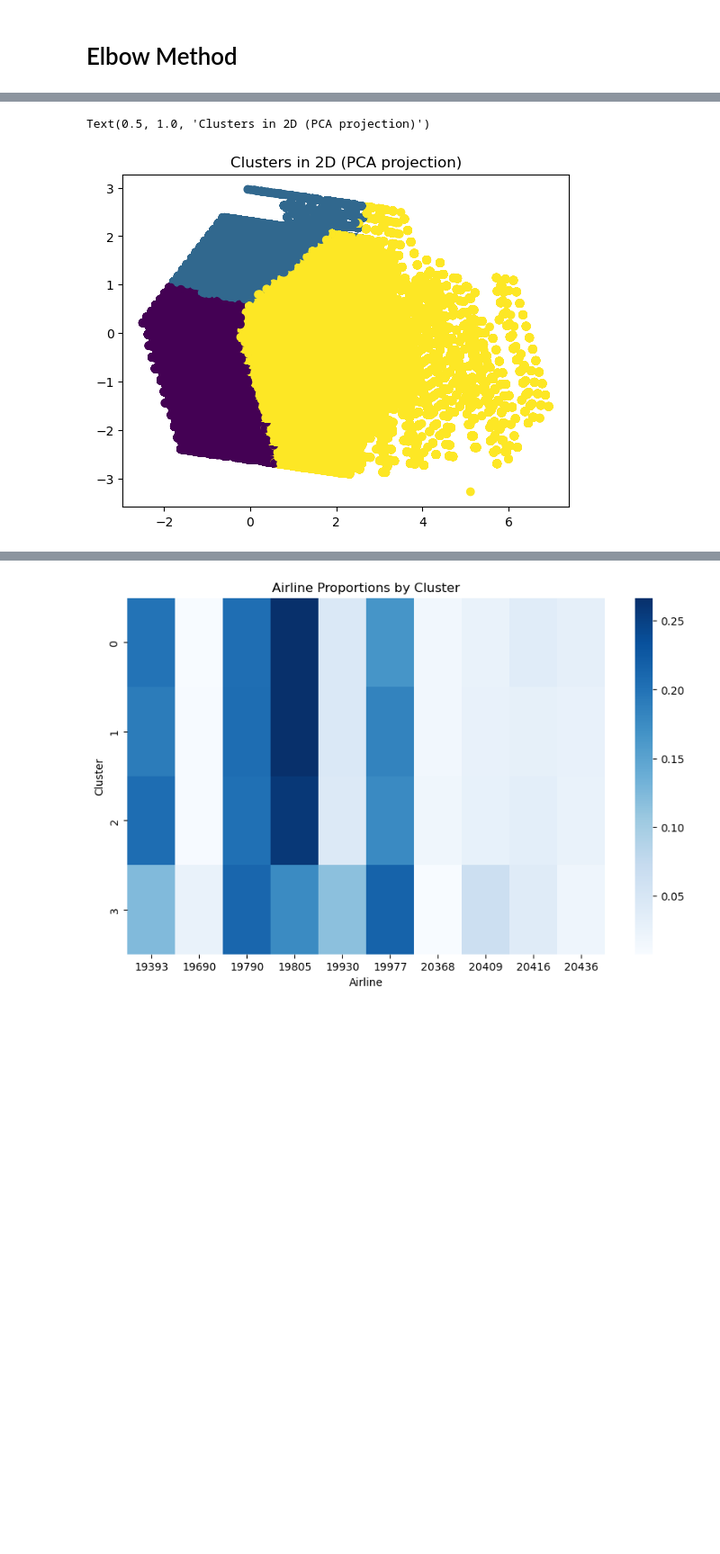
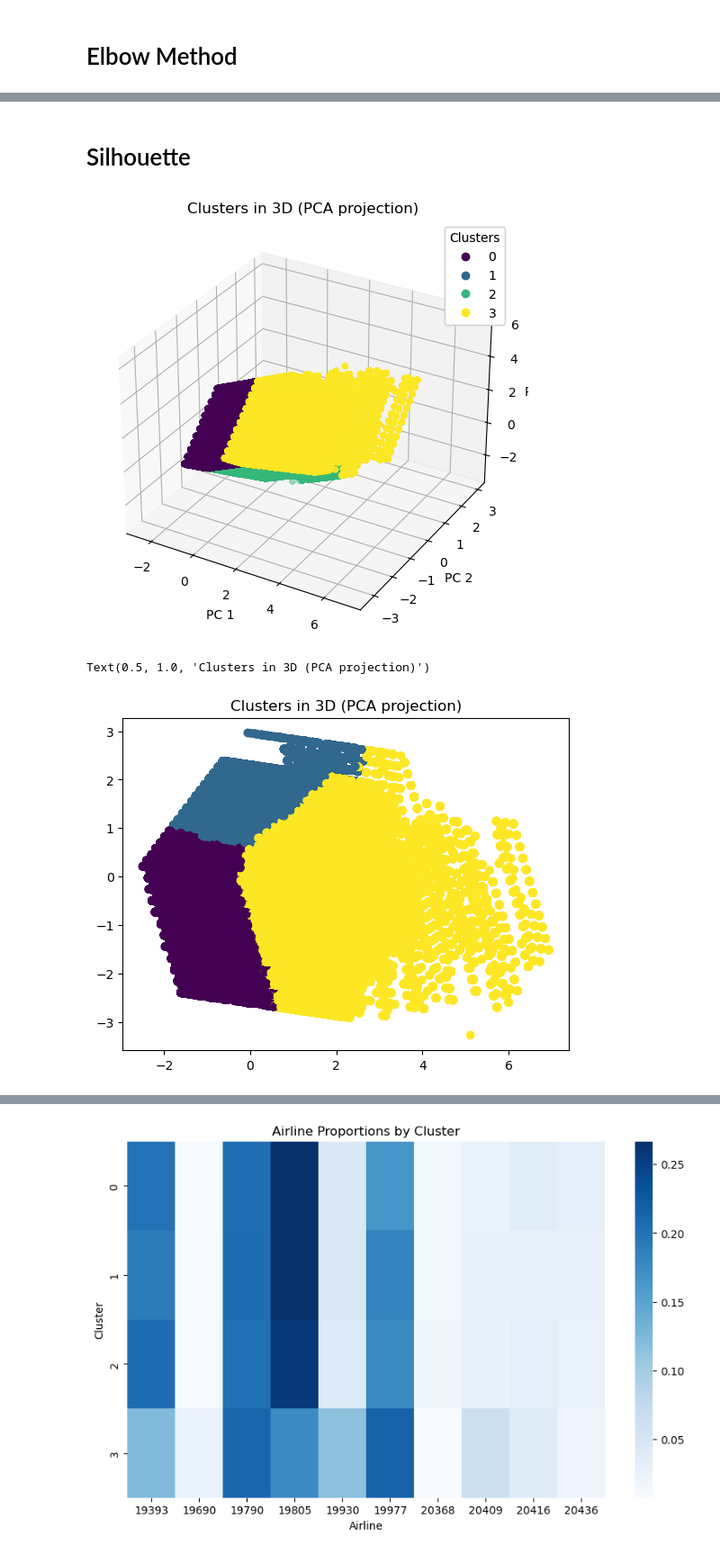
Before and after one commit to elenayzhu/mie368, a Jupyter notebook: clustering/clustering_grace.ipynb, the cells around one changed output, grey strips where cells are left out. Shown: that part at 90% size. Saved outputs shown, nothing was run; the diff lists cells and outputs as text; code cells hidden in the pictures; blank space fills up the shorter version.

Commit message:
made changes to clustering

```diff
--- a/clustering/clustering_grace.ipynb
+++ b/clustering/clustering_grace.ipynb
@@ -117,0 +121,2 @@ plt.show()
+# %% [markdown]
+# Silhouette
@@ -118,11 +136,42 @@ plt.show()
+# %%
+from sklearn.decomposition import PCA
+from mpl_toolkits.mplot3d import Axes3D  # needed for 3D plotting
+
+# Apply PCA to reduce to 3 components
+X = preprocess.fit_transform(df_completed)
+X_pca = PCA(n_components=3).fit_transform(X)
+
+# Create a 3D scatter plot
+fig = plt.figure(figsize=(8,6))
+ax = fig.add_subplot(111, projection='3d')
+
+# Scatter points
+scatter = ax.scatter(
+    X_pca[:,0], X_pca[:,1], X_pca[:,2],
+    c=df_completed["cluster"], cmap='viridis', s=20
+)
+
+# Add legend
+legend1 = ax.legend(*scatter.legend_elements(), title="Clusters")
+ax.add_artist(legend1)
+
+# Labels
+ax.set_xlabel("PC 1")
+ax.set_ylabel("PC 2")
+ax.set_zlabel("PC 3")
+ax.set_title("Clusters in 3D (PCA projection)")
+
+plt.show()
+# %% [output]
+[figure, added]
 # %%
 from sklearn.decomposition import PCA
 X_pca = PCA(n_components=2).fit_transform(X)
 
 plt.scatter(X_pca[:,0], X_pca[:,1], c=df_completed["cluster"])
-plt.title("Clusters in 2D (PCA projection)")
+plt.title("Clusters in 3D (PCA projection)")
 # %% [output]
-Text(0.5, 1.0, 'Clusters in 2D (PCA projection)')
+Text(0.5, 1.0, 'Clusters in 3D (PCA projection)')
 [figure]
 # %%
 pd.crosstab(df_completed["cluster"], df_completed["MKT_CARRIER_AIRLINE_ID"], normalize="index")
```
Also changed, not shown: parts of 3 cells of this notebook, 1 other file.
